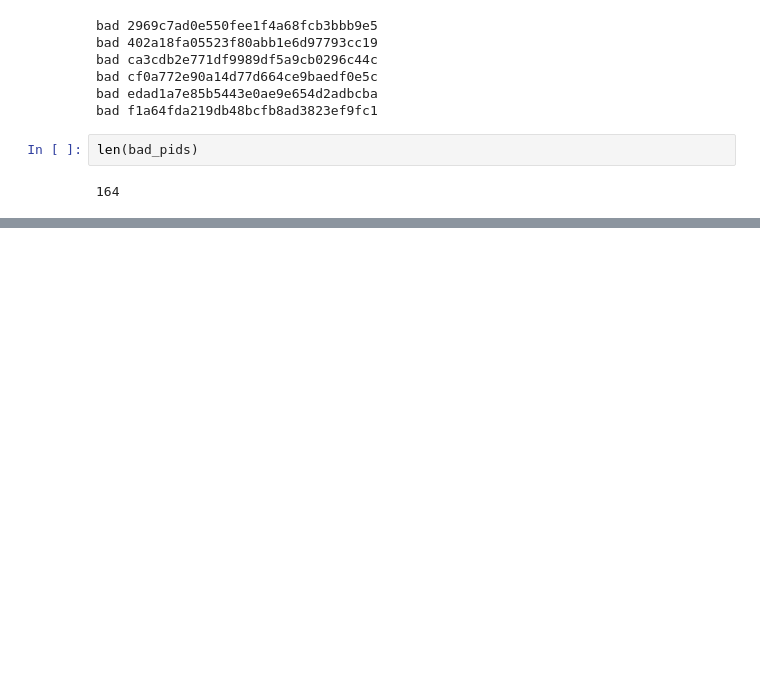
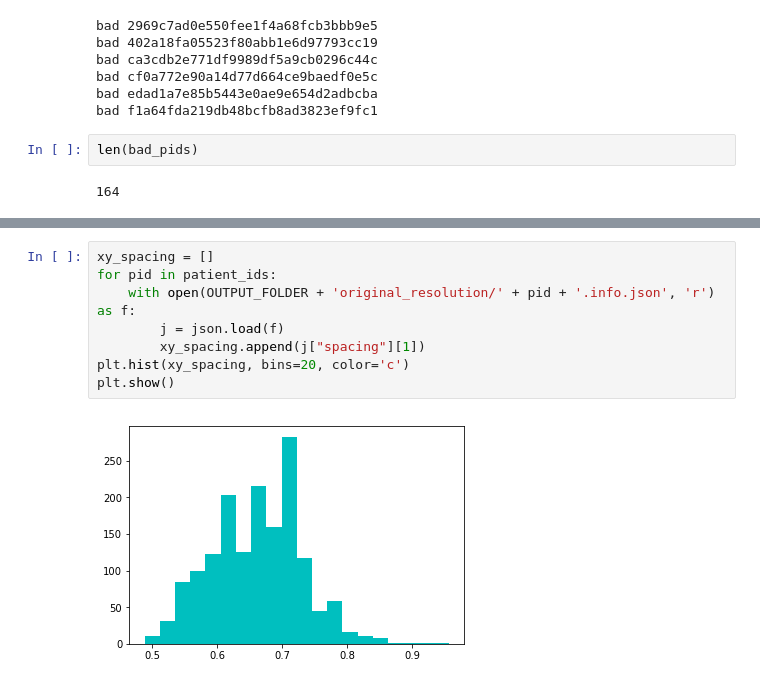
Before and after one commit to aizvorski/ndsb17, a Jupyter notebook: Preprocessing.ipynb, the cells around one changed output, grey strips where cells are left out. Saved outputs shown, nothing was run; the diff lists cells and outputs as text; blank space fills up the shorter version.

```diff
--- a/Preprocessing.ipynb
+++ b/Preprocessing.ipynb
@@ -509,0 +542,10 @@ len(bad_pids)
+# %%
+xy_spacing = []
+for pid in patient_ids:
+    with open(OUTPUT_FOLDER + 'original_resolution/' + pid + '.info.json', 'r') as f:
+        j = json.load(f)
+        xy_spacing.append(j["spacing"][1])
+plt.hist(xy_spacing, bins=20, color='c')
+plt.show()
+# %% [output]
+[figure, added]
```
Also changed, not shown: parts of 6 cells of this notebook.
